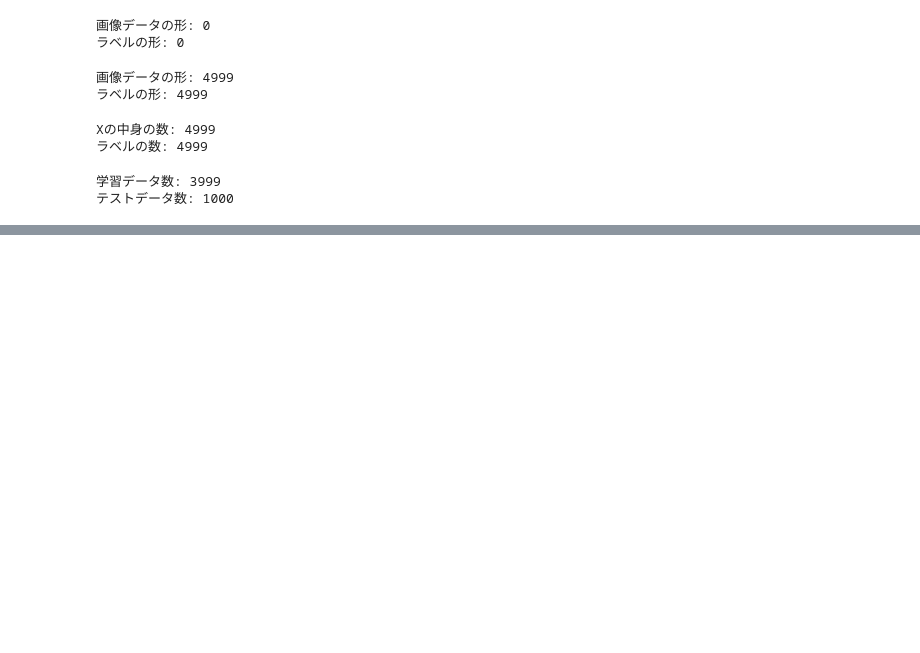
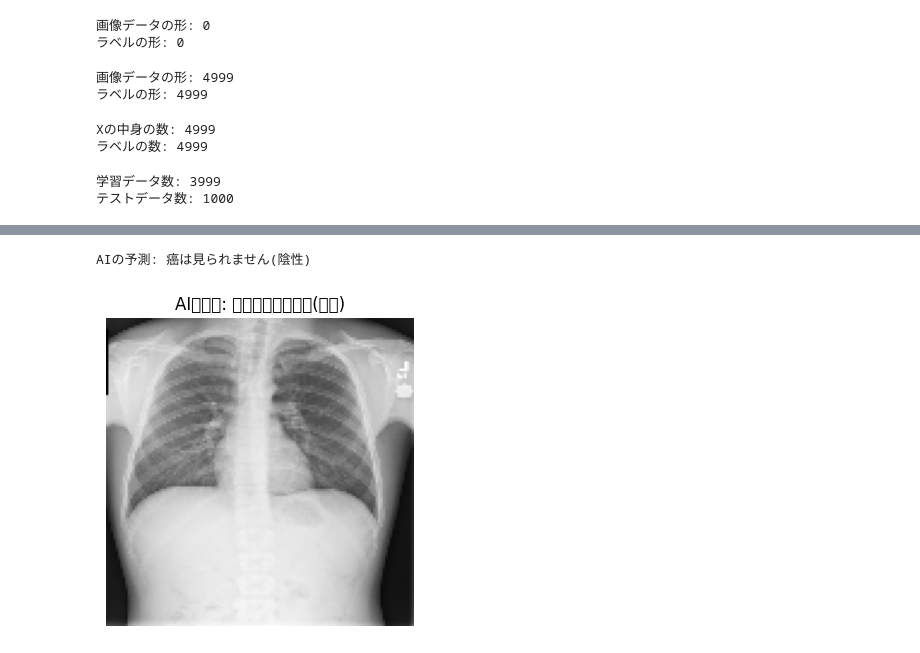
Before and after one commit to ayame416/python-basic-kadai, a Jupyter notebook: 成果物/Untitled2.ipynb, the cells around one changed output, grey strips where cells are left out. Saved outputs shown, nothing was run; the diff lists cells and outputs as text; code cells hidden in the pictures; blank space fills up the shorter version.

```diff
--- a/成果物/Untitled2.ipynb
+++ b/成果物/Untitled2.ipynb
@@ -232,0 +317,27 @@ print("テスト精度:", test_acc)
+# %%
+import matplotlib.pyplot as plt
+import cv2
+import numpy as np
+from tensorflow.keras.models import load_model
+model = load_model("cancer_detector_model.h5")
+
+# 画像予測
+prediction = model.predict(img)
+
+# 結果表示
+if prediction[0] > 0.5:
+  print("AIの予測: 癌の可能性があります(陽性)")
+  result = "AIの予測: 癌の可能性があります(陽性)"
+else:
+  print("AIの予測: 癌は見られません(陰性)")
+  result = "AIの予測: 癌は見られません(陰性)"
+
+
+
+# 画像と結果表示
+plt.figure(figsize=(4,4))
+plt.imshow(img.reshape(128, 128), cmap="gray")
+plt.title(result)
+plt.axis("off")
+plt.show()
+# %% [output]
@@ -232,0 +346,2 @@ print("テスト精度:", test_acc)
+AIの予測: 癌は見られません(陰性)
+[figure, added]
```
Also changed, not shown: parts of 15 cells of this notebook.
